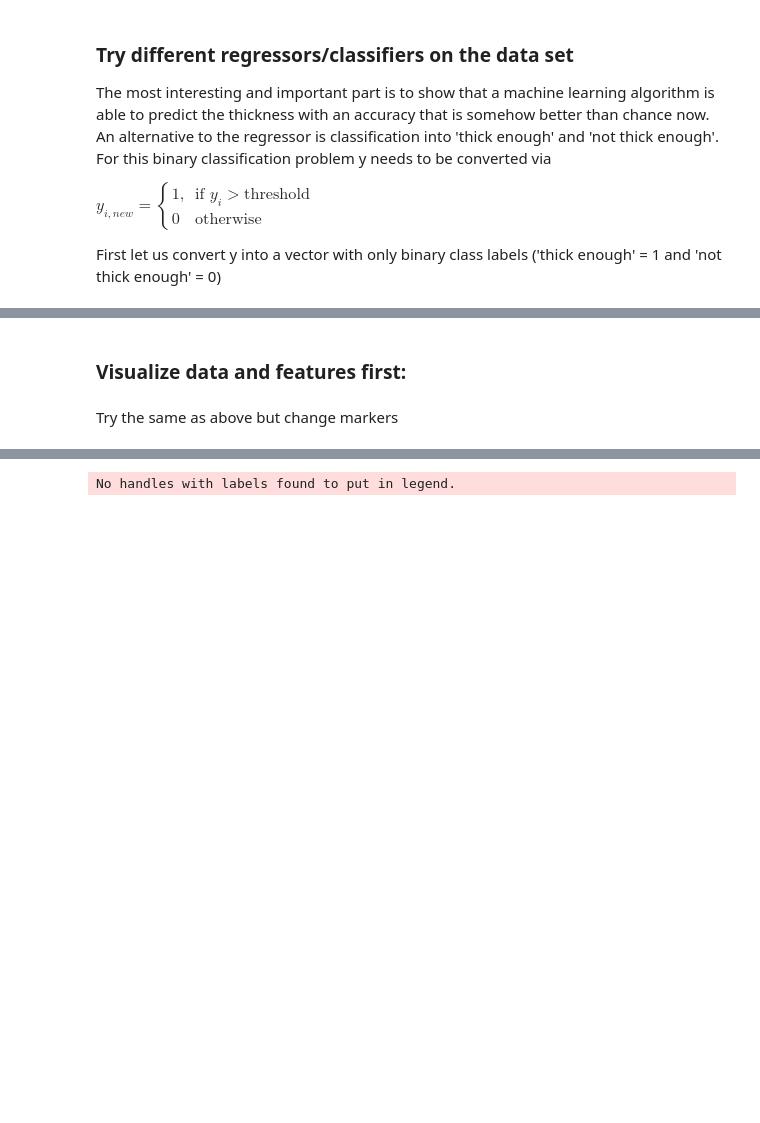
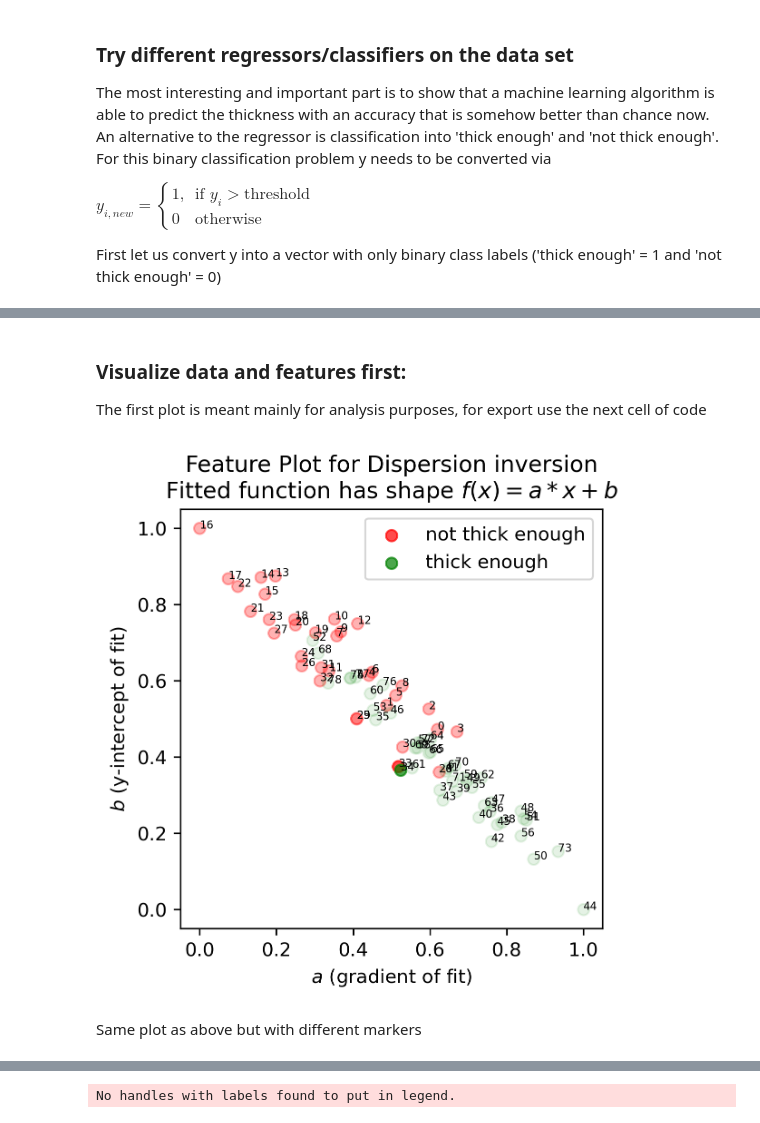
Before and after one commit to sjmxschm/ml_dl_wave_inversion, a Jupyter notebook: analysis_sklearn/analysis_sklearn.ipynb, the cells around one changed output, grey strips where cells are left out. Saved outputs shown, nothing was run; the diff lists cells and outputs as text; code cells hidden in the pictures; blank space fills up the shorter version.

```diff
--- a/analysis_sklearn/analysis_sklearn.ipynb
+++ b/analysis_sklearn/analysis_sklearn.ipynb
@@ -46,7 +46,7 @@ fig_path = Path.cwd() / 'figures'
 # %% [markdown]
 Specify if plots should be saved in a way to be exported to Latex
 # %%
-save_publication = True
+save_publication = False
 # %%
 def load_X_y_data(feature_name):
     data_path = Path().parent.resolve() / 'data' / feature_name
@@ -138,44 +156,42 @@ thick enough: 97 = 72.38805970149254% out of 134
-# %% [markdown]
-### Visualize data and features first:
+# %% [markdown]
+### Visualize data and features first:
+
+The first plot is meant mainly for analysis purposes, for export use the next cell of code
 # %%
 c_labels = ['g' if elem == 1 else 'r' for elem in np.copy(y)]
 l_labels = ['not thick enough' if elem == 1 else 'thick enough' for elem in y]
 
-plt.figure(dpi=300)
+plt.figure(figsize=(4,4), dpi=300)
 for idx, x in enumerate(X[0:np.argmax(y)-1]):
     plt.scatter(x[0], x[1], c=c_labels[idx], alpha=0.3)
 plt.scatter(X[np.argmax(y)-1,0], X[np.argmax(y)-1,1], c='r', label='not thick enough', alpha=0.7)
 plt.scatter(X[np.argmax(y),0], X[np.argmax(y),1], c='g', label='thick enough', alpha=0.7)
 for idx, x in enumerate(X[np.argmax(y)+1::]):
     plt.scatter(x[0], x[1], c=c_labels[np.argmax(y)+1+idx], alpha=0.1)
+
+plot_indices = True
+if plot_indices:
+    for idx, x in enumerate(X):
+        plt.text(x[0], x[1], str(idx), size='xx-small')
+
 if not save_publication:
     plt.title('Feature Plot for Dispersion inversion\nFitted function has shape $f(x) = a*x+b$')
 plt.xlabel(r'$a$ (gradient of fit)')
 plt.ylabel(r'$b$ (y-intercept of fit)')
 # plt.axis([0.8,1,0,1])
 plt.legend()
 # plt.legend(bbox_to_anchor=(1.05, 1.0), loc='upper left')
 if False:
     plt.savefig(fig_path / '11092021_Scatter_with_gap_data_htc.png', dpi=400)
 if save_publication:
     pub_out_name = f'feature_plot_uniform_dispersion_v2.pgf'
     plt.savefig(fig_path / pub_out_name, backend='pgf', format='pgf', dpi=50)
 if not save_publication:
     plt.show()
-
-# plt.figure(dpi=200)
-# for x in np.arange(52,53):
-#     plt.scatter(X[x,0], X[x,1], label=y_reg[x])
-# plt.title('Feature Plot for Dispersion inversion\nFitted function has shape $f(x) = a*x+b$')
-# plt.xlabel('a (gradient of fit)')
-# plt.ylabel('b (y-intercept of fit)')
-# plt.axis([-0.1,1,0,1.1])
-# plt.legend(bbox_to_anchor=(1.05, 1.0), loc='upper left')
-# plt.show()
-#
-# print(y[52])
+# %% [output]
+[figure, added]
 # %% [markdown]
-Try the same as above but change markers
+Same plot as above but with different markers
 # %%
 c_labels = ['g' if elem == 1 else 'r' for elem in np.copy(y)]
 l_labels = ['not thick enough' if elem == 1 else 'thick enough' for elem in y]
```
Also changed, not shown: parts of 19 cells of this notebook, 4 other files.
